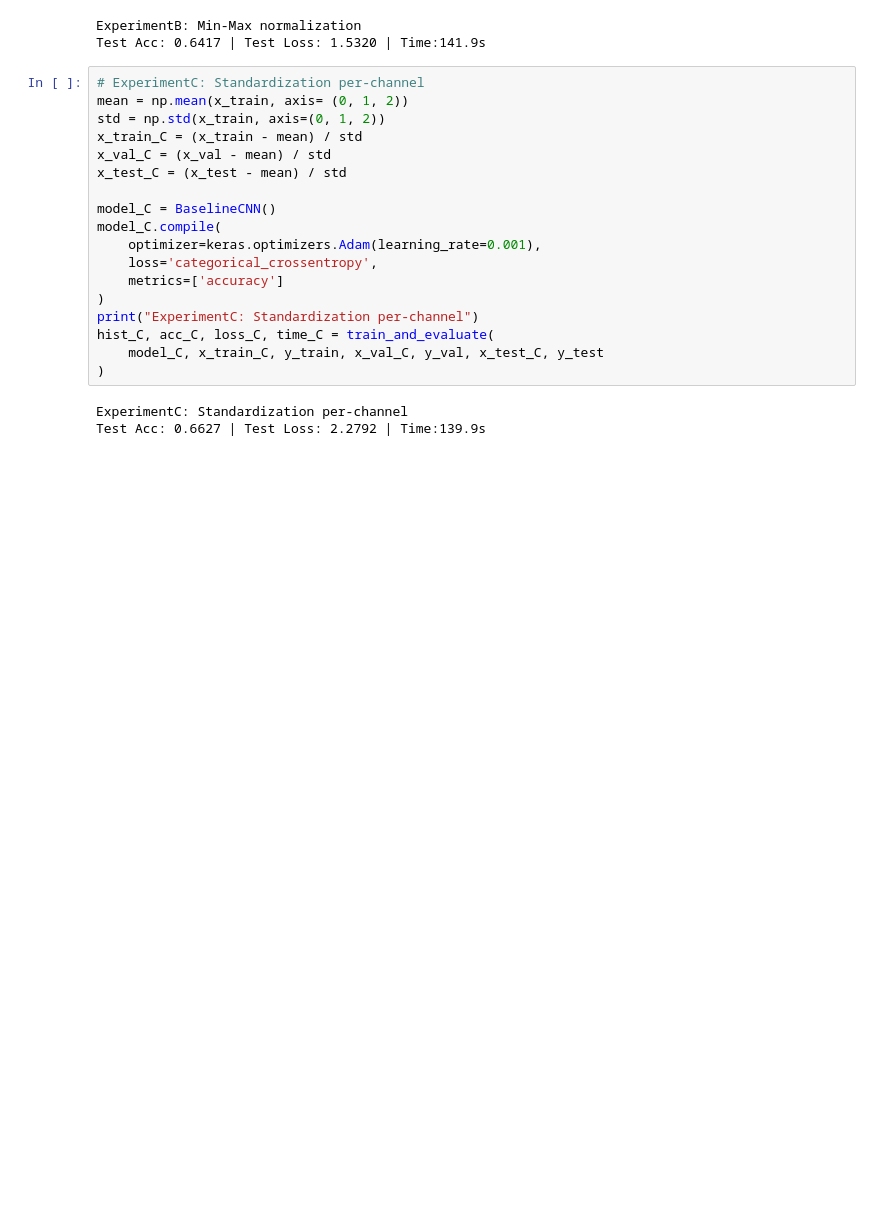
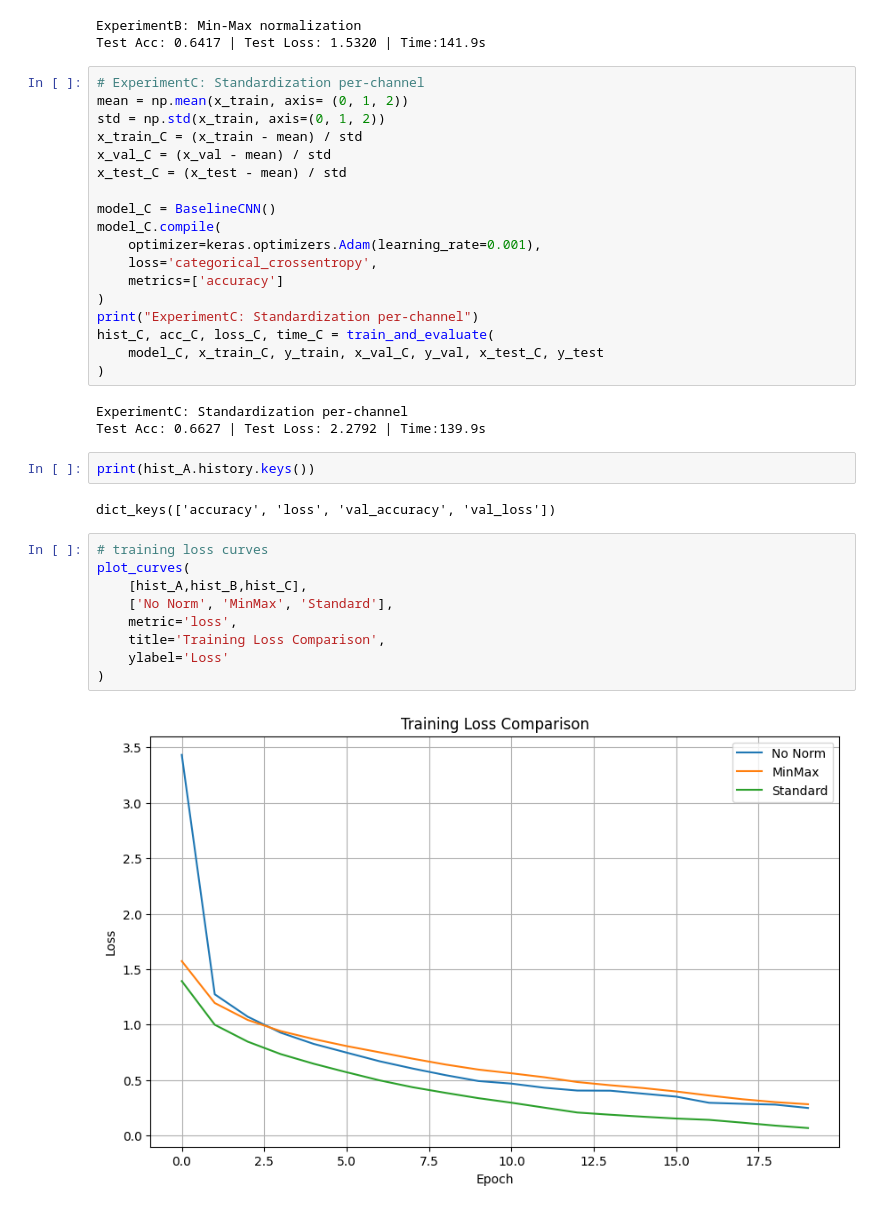
Before and after one commit to merehan123/cifar10-cnn-supervised-learning, a Jupyter notebook: notebooks/task1_preprocessing.ipynb, the cells around one changed output. Cells and saved outputs as stored; diff of their text form; blank space fills up the shorter version.

Commit message:
feat(visualization): add training loss and validation accuracy comparison plots

```diff
--- a/notebooks/task1_preprocessing.ipynb
+++ b/notebooks/task1_preprocessing.ipynb
@@ -138,3 +138,18 @@ hist_C, acc_C, loss_C, time_C = train_and_evaluate(
 # %% [output]
 ExperimentC: Standardization per-channel
 Test Acc: 0.6627 | Test Loss: 2.2792 | Time:139.9s
+# %%
+print(hist_A.history.keys())
+# %% [output]
+dict_keys(['accuracy', 'loss', 'val_accuracy', 'val_loss'])
+# %%
+# training loss curves
+plot_curves(
+    [hist_A,hist_B,hist_C],
+    ['No Norm', 'MinMax', 'Standard'],
+    metric='loss',
+    title='Training Loss Comparison',
+    ylabel='Loss'
+)
+# %% [output]
+[figure, added]
```
Also changed, not shown: parts of 1 cell of this notebook.
